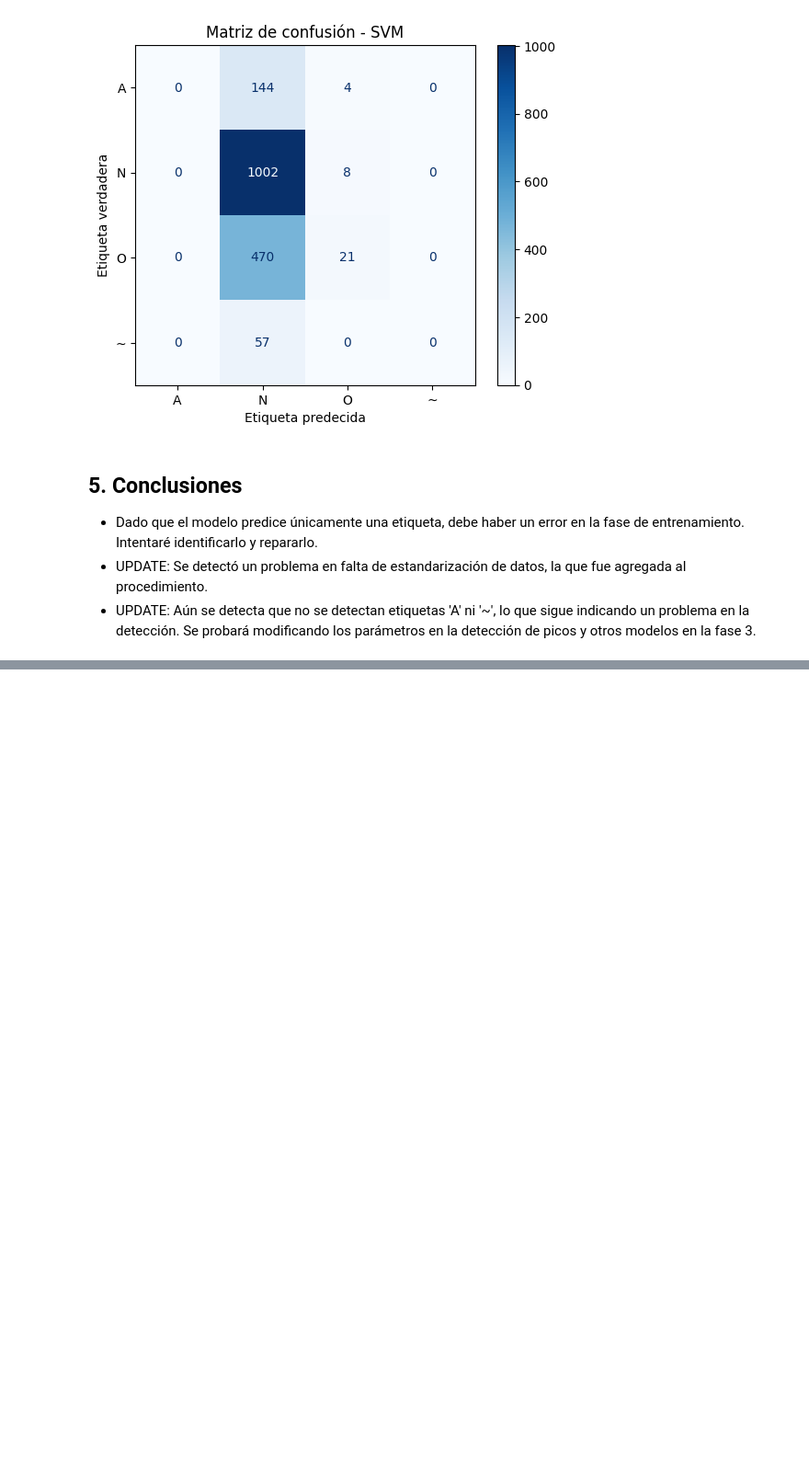
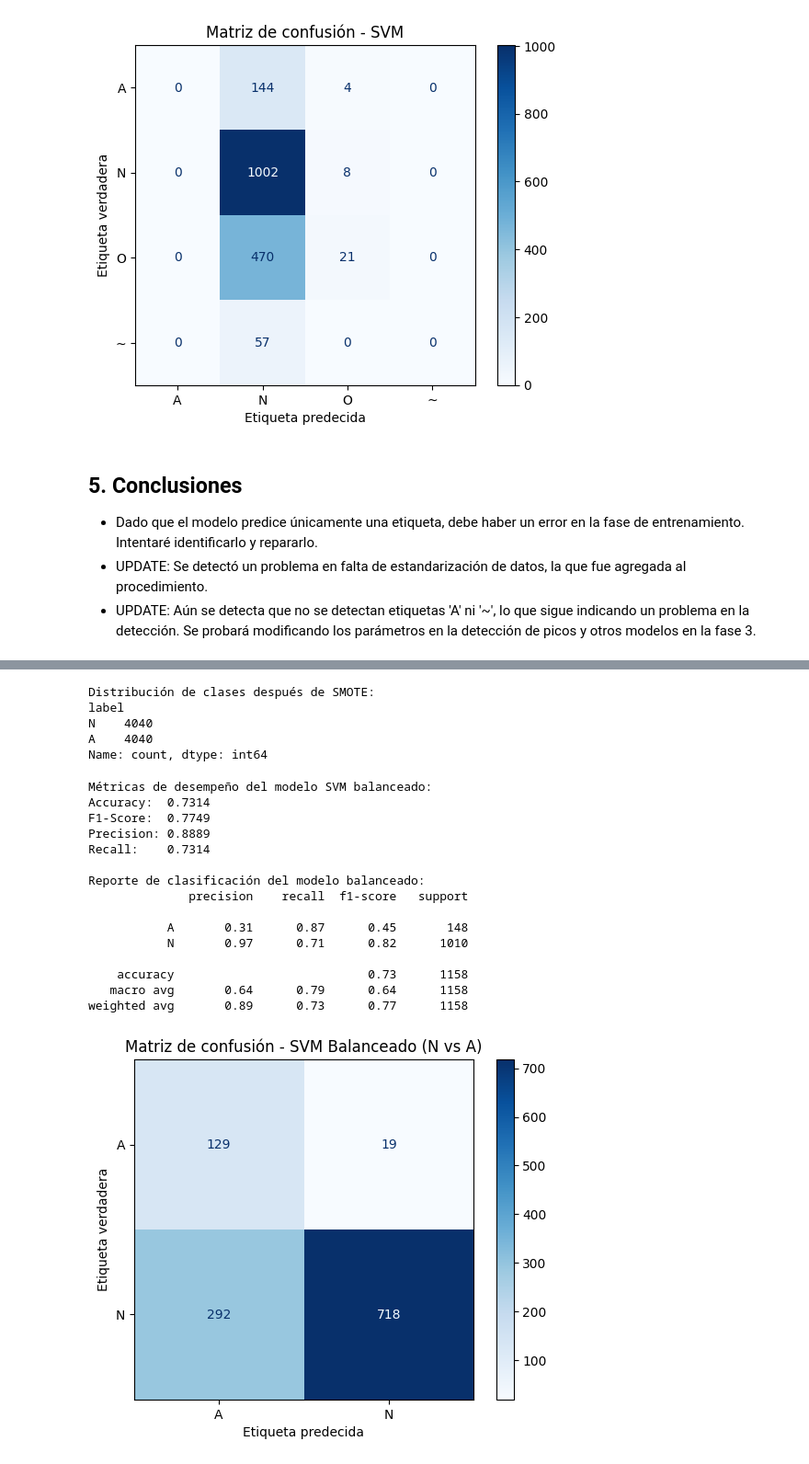
Before and after one commit to Mrldmz/MachineLearning, a Jupyter notebook: proyecto/Semana_2_Reproduccion_Baseline.ipynb, the cells around one changed output, grey strips where cells are left out. Shown at 92% size. Saved outputs shown, nothing was run; the diff lists cells and outputs as text; code cells hidden in the pictures; blank space fills up the shorter version.

```diff
--- a/proyecto/Semana_2_Reproduccion_Baseline.ipynb
+++ b/proyecto/Semana_2_Reproduccion_Baseline.ipynb
@@ -180,0 +269,63 @@ weighted avg       0.54      0.60      0.47      1706
+# %%
+from imblearn.over_sampling import SMOTE
+
+# Preparar más datos de arritmia para combatir el desbalance de clases, usando la técnica de SMOTE (Synthetic Minority Over-sampling Technique).
+
+
+# Aplicar SMOTE solo al conjunto de entrenamiento
+smote = SMOTE(random_state=42)
+X_train_resampled, y_train_resampled = smote.fit_resample(X_train_filtered, y_train_filtered)
+
+# Verificar el nuevo balance de clases
+print("Distribución de clases después de SMOTE:")
+print(pd.Series(y_train_resampled).value_counts())
+# %% [output]
+Distribución de clases después de SMOTE:
+label
+N    4040
+A    4040
+Name: count, dtype: int64
+# %%
+# Entrenar un nuevo modelo SVM con los datos balanceados
+clf_balanced = SVC(kernel='rbf', random_state=42)
+clf_balanced.fit(X_train_resampled, y_train_resampled)
+
+# Predecir sobre el conjunto de prueba con el modelo balanceado
+y_pred_balanced = clf_balanced.predict(X_test_filtered)
+
+# Calcular métricas de desempeño del modelo balanceado
+accuracy_balanced = accuracy_score(y_test_filtered, y_pred_balanced)
+print("Métricas de desempeño del modelo SVM balanceado:")
+print(f"Accuracy:  {accuracy_balanced:.4f}")
+f1_balanced = f1_score(y_test_filtered, y_pred_balanced, average='weighted', zero_division=0)
+print(f"F1-Score:  {f1_balanced:.4f}")
+precision_balanced = precision_score(y_test_filtered, y_pred_balanced, average='weighted', zero_division=0)
+print(f"Precision: {precision_balanced:.4f}")
+recall_balanced = recall_score(y_test_filtered, y_pred_balanced, average='weighted', zero_division=0)
+print(f"Recall:    {recall_balanced:.4f}")
+print("\nReporte de clasificación del modelo balanceado:")
+print(classification_report(y_test_filtered, y_pred_balanced, zero_division=0))
+
+# Visualización de la matriz de confusión del modelo balanceado
+disp_balanced = ConfusionMatrixDisplay.from_estimator(clf_balanced, X_test_filtered, y_test_filtered, cmap=plt.cm.Blues)
+plt.title("Matriz de confusión - SVM Balanceado (N vs A)")
+disp_balanced.ax_.set_xlabel('Etiqueta predecida')
+disp_balanced.ax_.set_ylabel('Etiqueta verdadera')
+plt.show()
+# %% [output]
+Métricas de desempeño del modelo SVM balanceado:
+Accuracy:  0.7314
+F1-Score:  0.7749
+Precision: 0.8889
+Recall:    0.7314
+
+Reporte de clasificación del modelo balanceado:
+              precision    recall  f1-score   support
+
+           A       0.31      0.87      0.45       148
+           N       0.97      0.71      0.82      1010
+
+    accuracy                           0.73      1158
+   macro avg       0.64      0.79      0.64      1158
+weighted avg       0.89      0.73      0.77      1158
+[figure, added]
```
Also changed, not shown: parts of 7 cells of this notebook.
